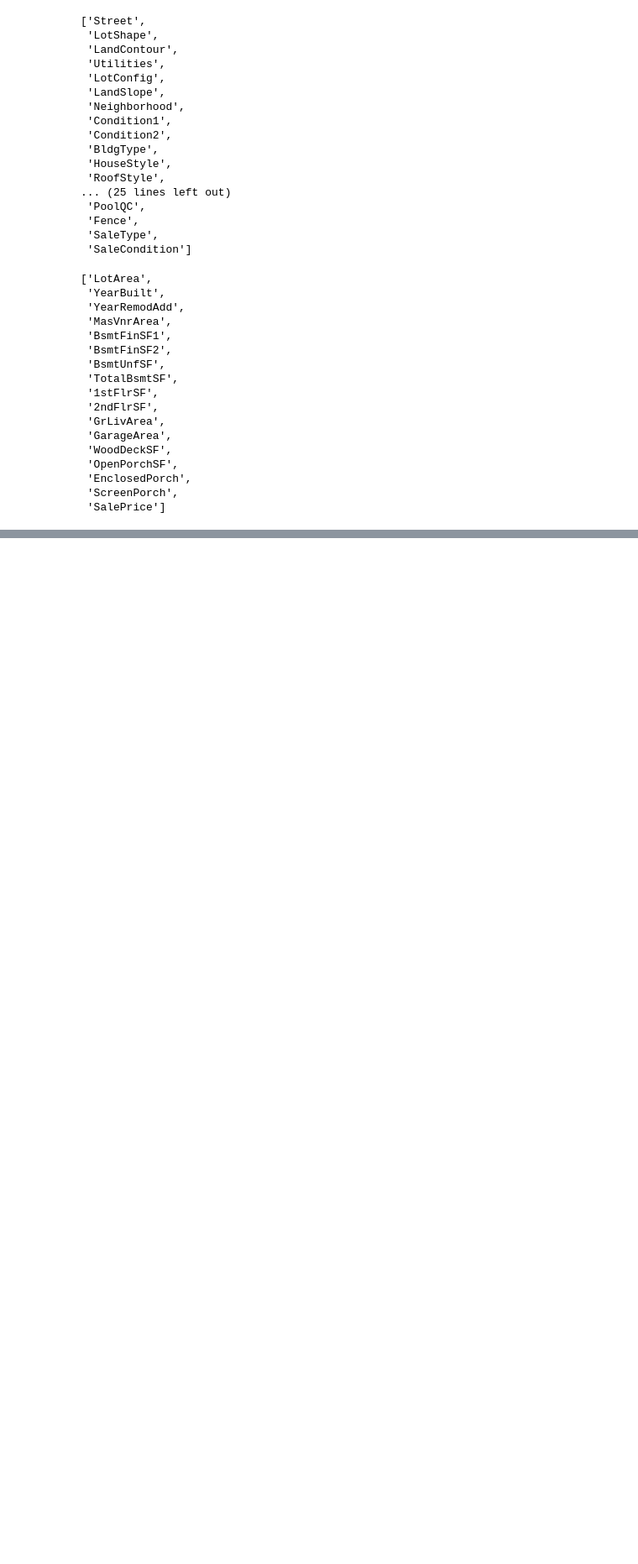
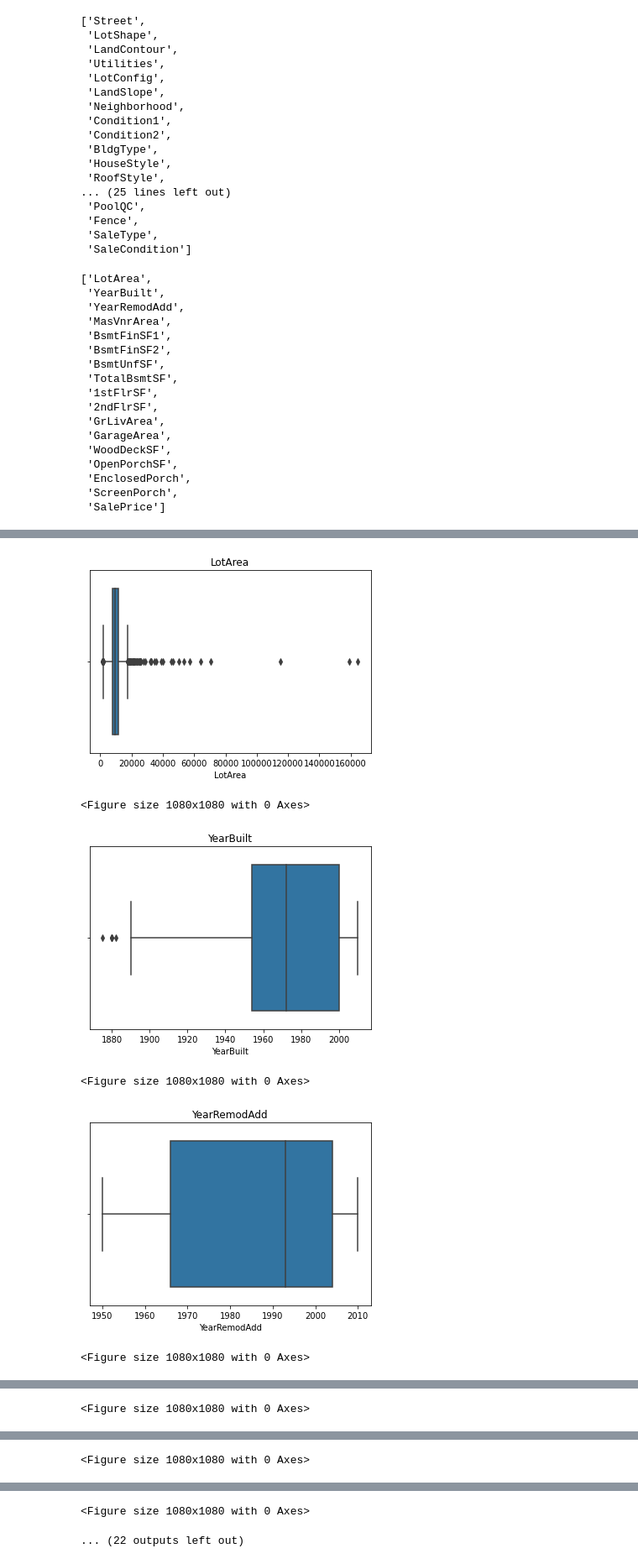
Before and after one commit to KaviyaKathiroli/MyWorks, a Jupyter notebook: FlipHomePrice/housing_collab.ipynb, the cells around one changed output, grey strips where cells are left out. Shown: that part at 84% size. Drawn from its saved outputs; the diff is of its cells as text; code cells hidden in the pictures; blank space fills up the shorter version.

```diff
--- a/FlipHomePrice/housing_collab.ipynb
+++ b/FlipHomePrice/housing_collab.ipynb
@@ -466,7 +480,14 @@ data_house
 # %%
 for feature in cont_feature:
-    data=data.copy()
-    sns.boxplot(data[feature])
+    data=price.copy()
+    sns.boxplot(price[feature])
     plt.title(feature)
     plt.figure(figsize=(15,15))
     plt.show()
+# %% [output]
+[figure, added]
+<Figure size 1080x1080 with 0 Axes>
+[figure, added]
+<Figure size 1080x1080 with 0 Axes>
+[figure, added]
+<Figure size 1080x1080 with 0 Axes>
@@ -472,0 +495 @@ for feature in cont_feature:
+<Figure size 1080x1080 with 0 Axes>
@@ -472,0 +497 @@ for feature in cont_feature:
+<Figure size 1080x1080 with 0 Axes>
@@ -472,0 +499,2 @@ for feature in cont_feature:
+<Figure size 1080x1080 with 0 Axes>
+... (22 outputs left out)
```
Also changed, not shown: parts of 21 cells of this notebook.
